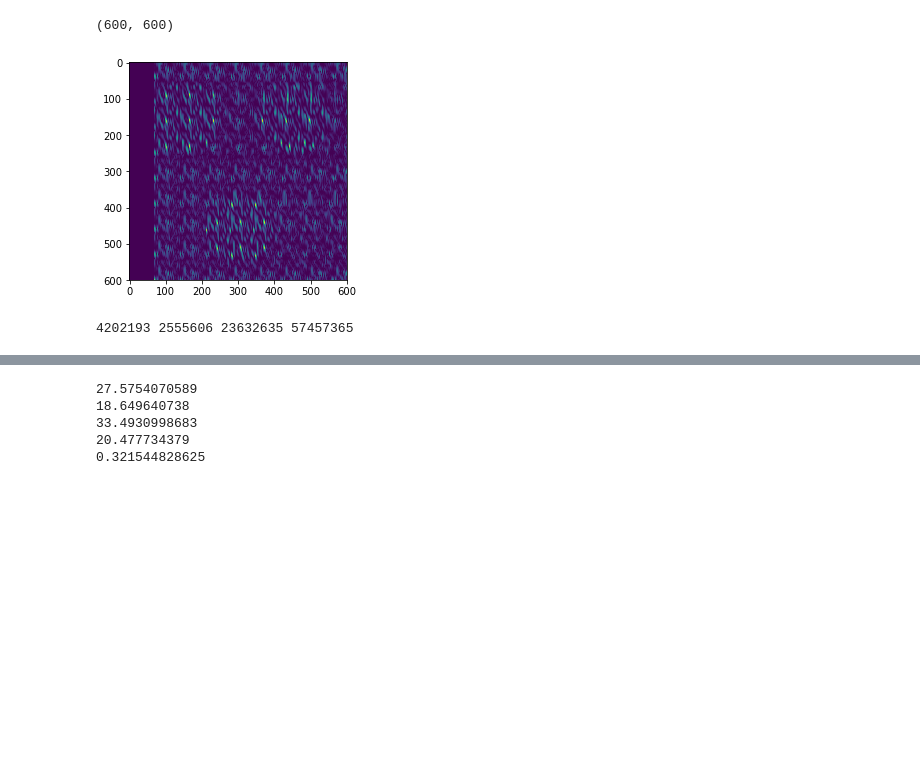
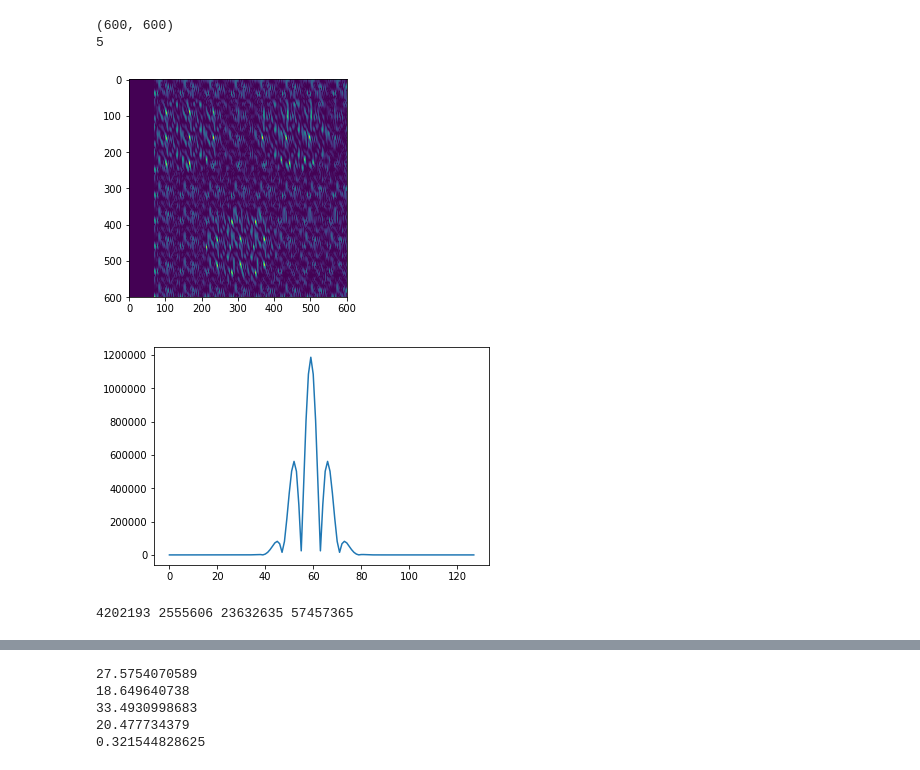
Before and after one commit to Wise61/depth_perception, a Jupyter notebook: depth_percept.ipynb, the cells around one changed output, grey strips where cells are left out. Cells and saved outputs as stored; diff of their text form; code cells hidden in the pictures; blank space fills up the shorter version.

```diff
--- a/depth_percept.ipynb
+++ b/depth_percept.ipynb
@@ -46,15 +46,16 @@ def linear_convolution(center, slide):
         return
     padded_slide = np.zeros((center.shape[0],center.shape[1]*3))
     padded_slide[0:,center.shape[1]:center.shape[1]*2] = center
-    plt.imshow(padded_slide,origin="lower")
-    plt.show()
-    estimate = np.empty([center.shape[1]*2])
+    #plt.imshow(padded_slide,origin="lower")
+    #plt.show()
+    estimate = np.zeros([center.shape[1]*2])
     for x in range(center.shape[1]*2):
         dot = np.sum(padded_slide[0:,0+x:center.shape[1]+x] * slide)
         estimate[x] = dot
-    plt.plot(np.abs(estimate))
-    plt.show()
-    print(np.argmax(np.abs(estimate)))
+    #plt.plot(estimate)
+    #plt.show()
+    print(np.abs(np.argmax(np.abs(estimate))-center.shape[1]))
+    return np.abs(estimate)
 
 def double_convolve(normal, shifted, image, pupillary_distance):
 
@@ -90,7 +91,12 @@ image = open_norm("shift5_70patch.png",verbose=False)
 norm = generate_gabor((64, 64),(0.0, 0),(4.5, 7.59),3.0,3.14,0.4)
 shifted = generate_gabor((64, 64),(5.0, 0),(4.5, 7.59),3.0,3.14,0.4)
 test = double_convolve(norm, shifted, image,70)
+
+disparity_map = linear_convolution(norm, shifted)
 plt.imshow(test)
+plt.show()
+
+plt.plot(disparity_map)
 plt.show()
 pupillary_distance = 70
 
@@ -104,31 +110,33 @@ sv = ImageOps.colorize(sv, (0,0,0), (0,255,0))
 sv.save("act.png")
 
 act_inside = np.bitwise_and(dm, act)
 rescaled = (255.0 / act_inside.max() * (act_inside - act_inside.min())).astype(np.uint8)
 sv = Image.fromarray(rescaled)
 sv.save("act_inside.png")
 
 act_outside = np.bitwise_and(inv, act)
 rescaled = (255.0 / act_outside.max() * (act_outside - act_outside.min())).astype(np.uint8)
 sv = Image.fromarray(rescaled)
 sv.save("act_outside.png")
 
 
 sum_outside_act = np.sum(act_outside[0:,pupillary_distance:])
 sum_inside_act = np.sum(act_inside[0:,pupillary_distance:])
 sum_dm = np.sum(dm[0:,pupillary_distance:])
 sum_inv = np.sum(inv[0:,pupillary_distance:])
 
 '''
 
 sum_outside_act = np.sum(np.where(act_outside > 0, 1, 0))
 sum_inside_act = np.sum(np.where(act_inside > 0, 1, 0))
 sum_dm = np.sum(np.where(dm > 0, 1, 0))
 sum_inv = np.sum(np.where(inv > 0, 1, 0))
 '''
 
 print(sum_outside_act,sum_inside_act, sum_dm, sum_inv)
 # %% [output]
 (600, 600)
+5
 [figure]
+[figure, added]
 4202193 2555606 23632635 57457365
```
Also changed, not shown: parts of 1 cell of this notebook.
